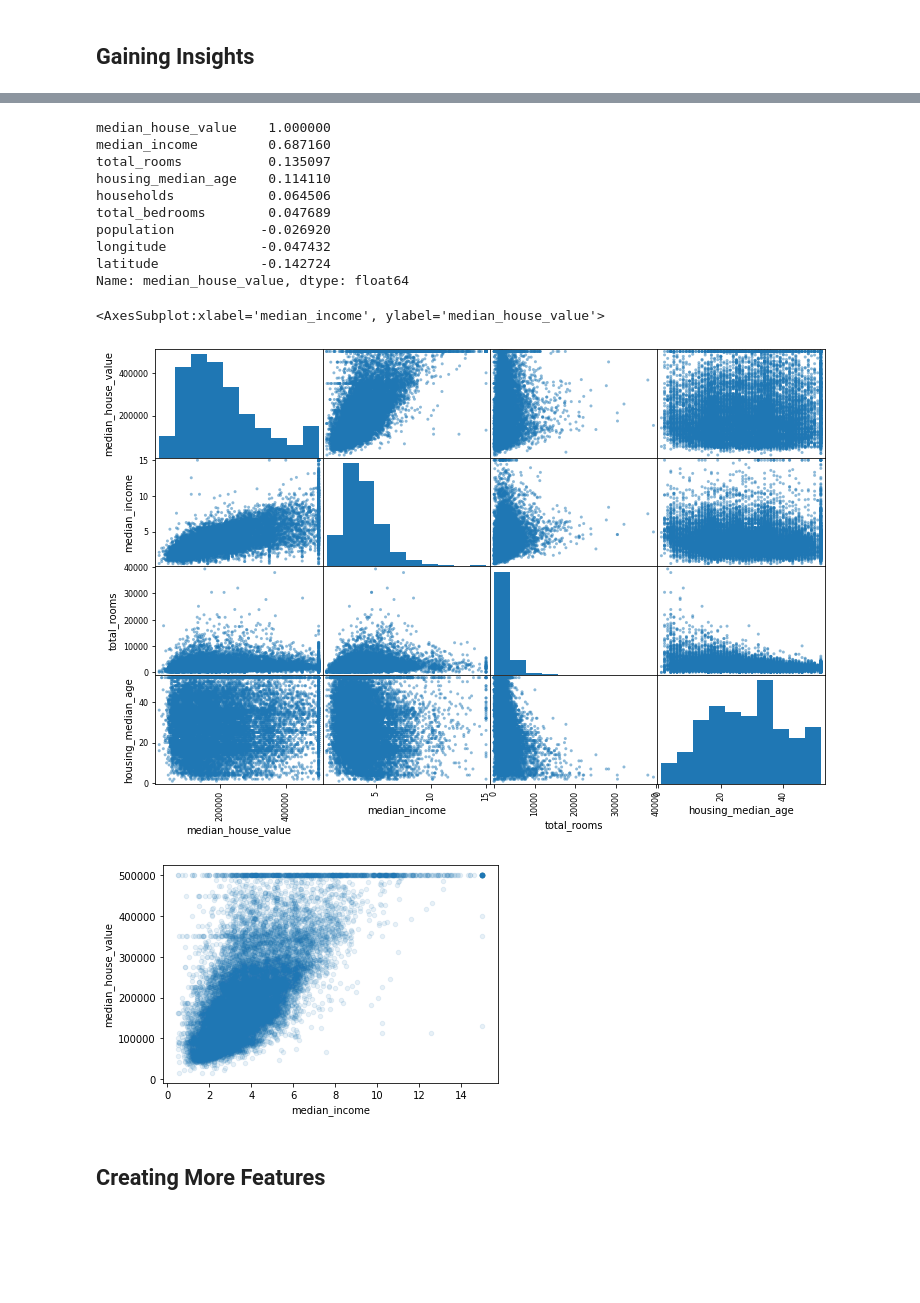
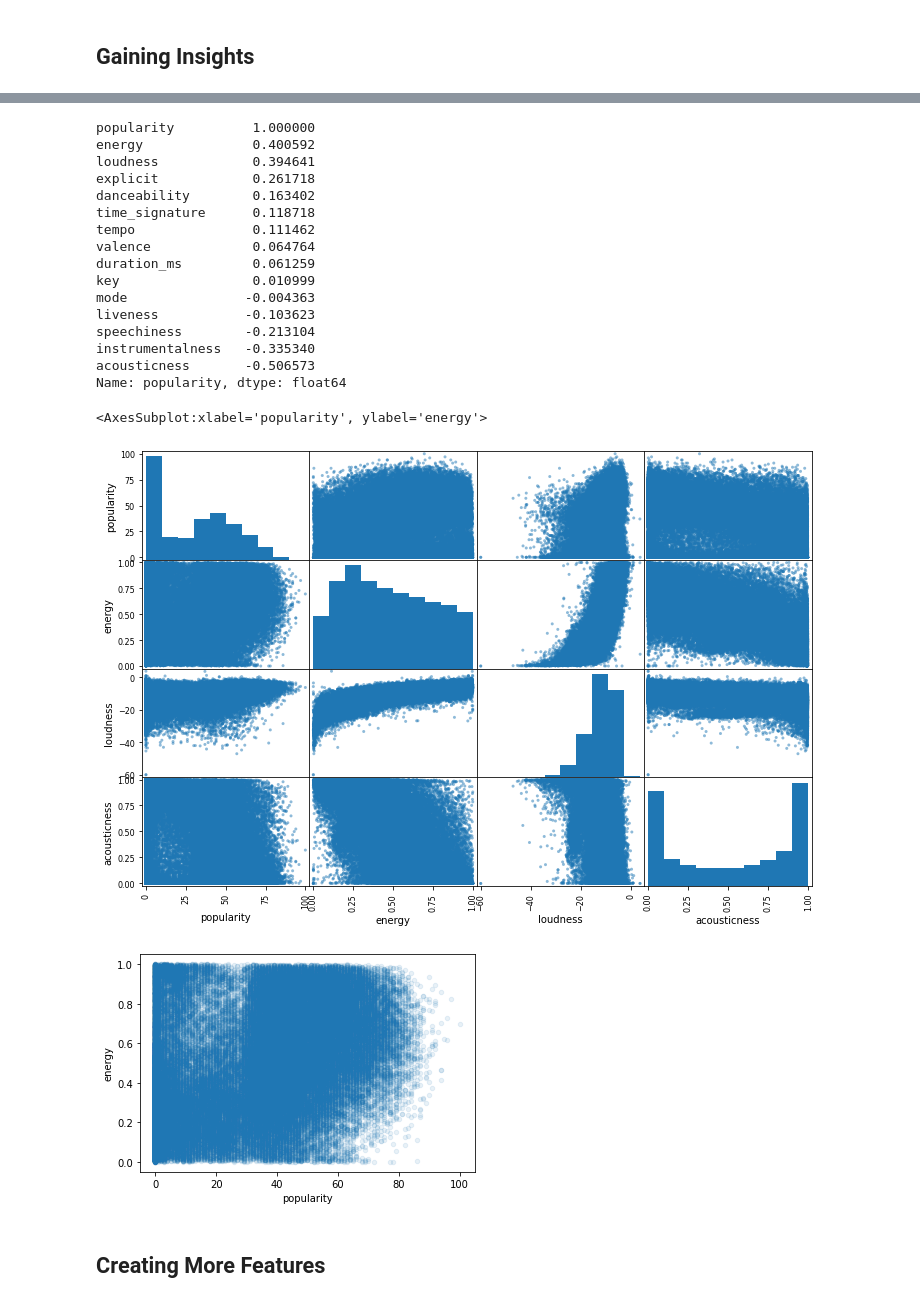
Before and after one commit to JLussi13/HandsOnMachineLearning, a Jupyter notebook: Chapter 2/Spotify Project/spotify_ml.ipynb, the cells around one changed output, grey strips where cells are left out. Drawn from its saved outputs; the diff is of its cells as text; code cells hidden in the pictures; blank space fills up the shorter version.

Commit message:
Finished up data insights

```diff
--- a/Chapter 2/Spotify Project/spotify_ml.ipynb
+++ b/Chapter 2/Spotify Project/spotify_ml.ipynb
@@ -71,7 +90,7 @@ plt.show()
 ## Train Test Split
 # %%
 spotify_data["popularity_cat"] = pd.cut(spotify_data["popularity"],
-                        bins=[0., 8.0, 16.0, 24.0, 32.0, 40.0, 48.0, 56.0, np.inf],
+                        bins=[-1, 9.0, 18.0, 27.0, 36.0, 45.0, 54.0, 63.0, np.inf],
                         labels=[1, 2, 3, 4, 5, 6, 7, 8])
 
 split = StratifiedShuffleSplit(n_splits=1, test_size=0.2, random_state=42)
@@ -101,24 +105,32 @@ plt.legend()
 # %%
-corr_matrix = housing_training_copy.corr()
-corr_matrix["median_house_value"].sort_values(ascending=False)
+insights_copy = strat_train_set.copy()
+
+corr_matrix = insights_copy.corr()
+corr_matrix["popularity"].sort_values(ascending=False)
 # %% [output]
-median_house_value    1.000000
-median_income         0.687160
-total_rooms           0.135097
-housing_median_age    0.114110
-households            0.064506
-total_bedrooms        0.047689
-population           -0.026920
-longitude            -0.047432
-latitude             -0.142724
-Name: median_house_value, dtype: float64
+popularity          1.000000
+energy              0.400592
+loudness            0.394641
+explicit            0.261718
+danceability        0.163402
+time_signature      0.118718
+tempo               0.111462
+valence             0.064764
+duration_ms         0.061259
+key                 0.010999
+mode               -0.004363
+liveness           -0.103623
+speechiness        -0.213104
+instrumentalness   -0.335340
+acousticness       -0.506573
+Name: popularity, dtype: float64
 # %%
-attributes = ["median_house_value", "median_income", "total_rooms", "housing_median_age"]
-scatter_matrix(housing_training_copy[attributes], figsize=(12, 8))
-housing_training_copy.plot(kind="scatter", x="median_income", y="median_house_value", alpha=0.1)
+attributes = ["popularity", "energy", "loudness", "acousticness"]
+scatter_matrix(insights_copy[attributes], figsize=(12, 8))
+insights_copy.plot(kind="scatter", x="popularity", y="energy", alpha=0.1)
 # %% [output]
-<AxesSubplot:xlabel='median_income', ylabel='median_house_value'>
+<AxesSubplot:xlabel='popularity', ylabel='energy'>
-[figure, old version]
+[figure, new version]
-[figure, old version]
+[figure, new version]
 # %% [markdown]
 ## Creating More Features
```
Also changed, not shown: parts of 9 cells of this notebook.
